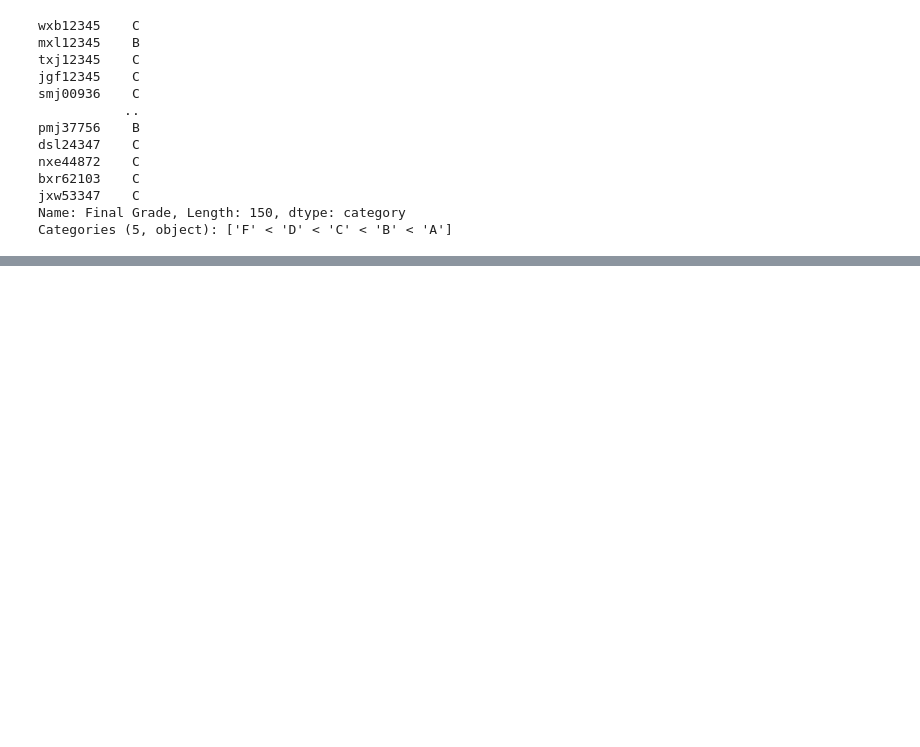
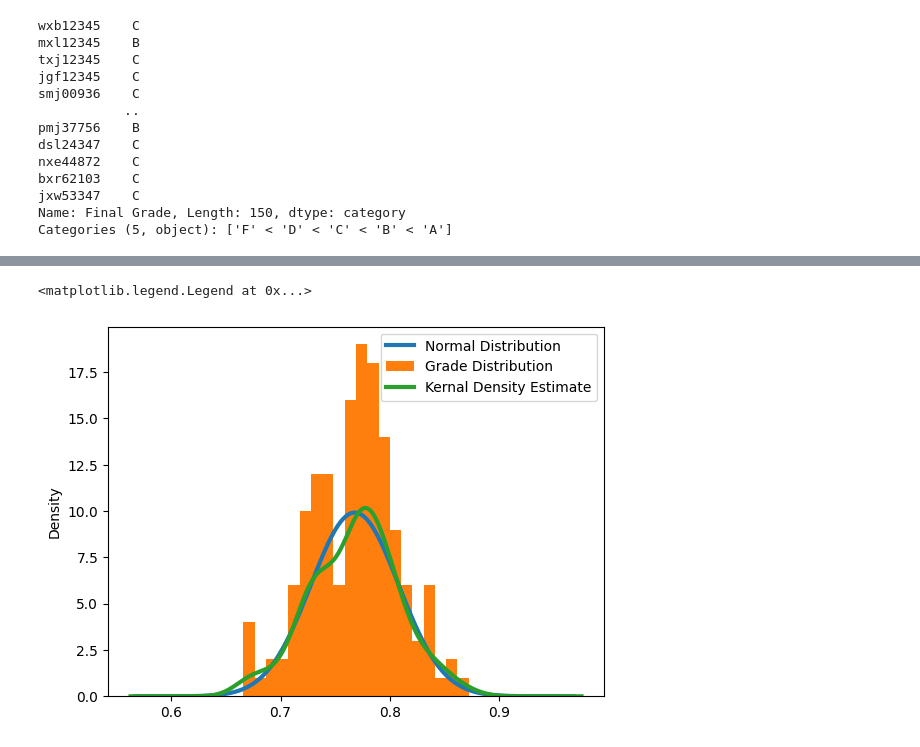
Before and after one commit to markprubin/gradebook-project, a Jupyter notebook: gradebook.ipynb, the cells around one changed output, grey strips where cells are left out. Drawn from its saved outputs; the diff is of its cells as text; code cells hidden in the pictures; blank space fills up the shorter version.

Commit message:
stats

```diff
--- a/gradebook.ipynb
+++ b/gradebook.ipynb
@@ -296,0 +316,18 @@ for section, df in final_df.groupby('Section'):
+# %%
+grade_mean = final_df['Final Score'].mean()
+grade_std = final_df['Final Score'].std()
+
+x = np.linspace(grade_mean - 5*grade_std, grade_mean + 5*grade_std, 200)
+y = scipy.stats.norm.pdf(x, loc=grade_mean, scale=grade_std)
+
+plt.plot(x, y, label = 'Normal Distribution', linewidth = 3)
+final_df['Final Score'].plot.hist(bins=20, label='Grade Distribution' )
+
+final_df['Final Score'].plot.density(
+    linewidth=3, label='Kernal Density Estimate'
+)
+
+plt.legend()
+# %% [output]
+<matplotlib.legend.Legend at 0x...>
+[figure, added]
```
Also changed, not shown: parts of 4 cells of this notebook.
